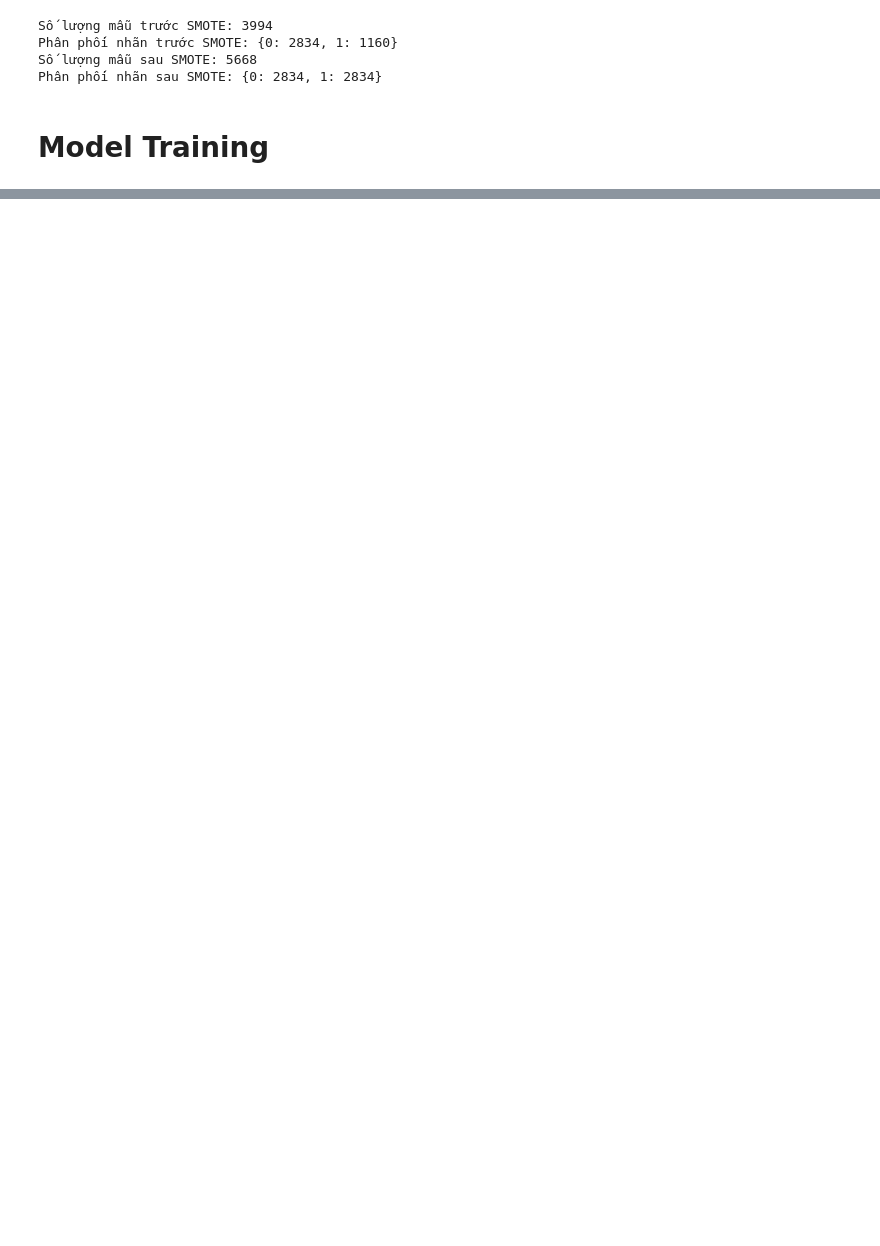
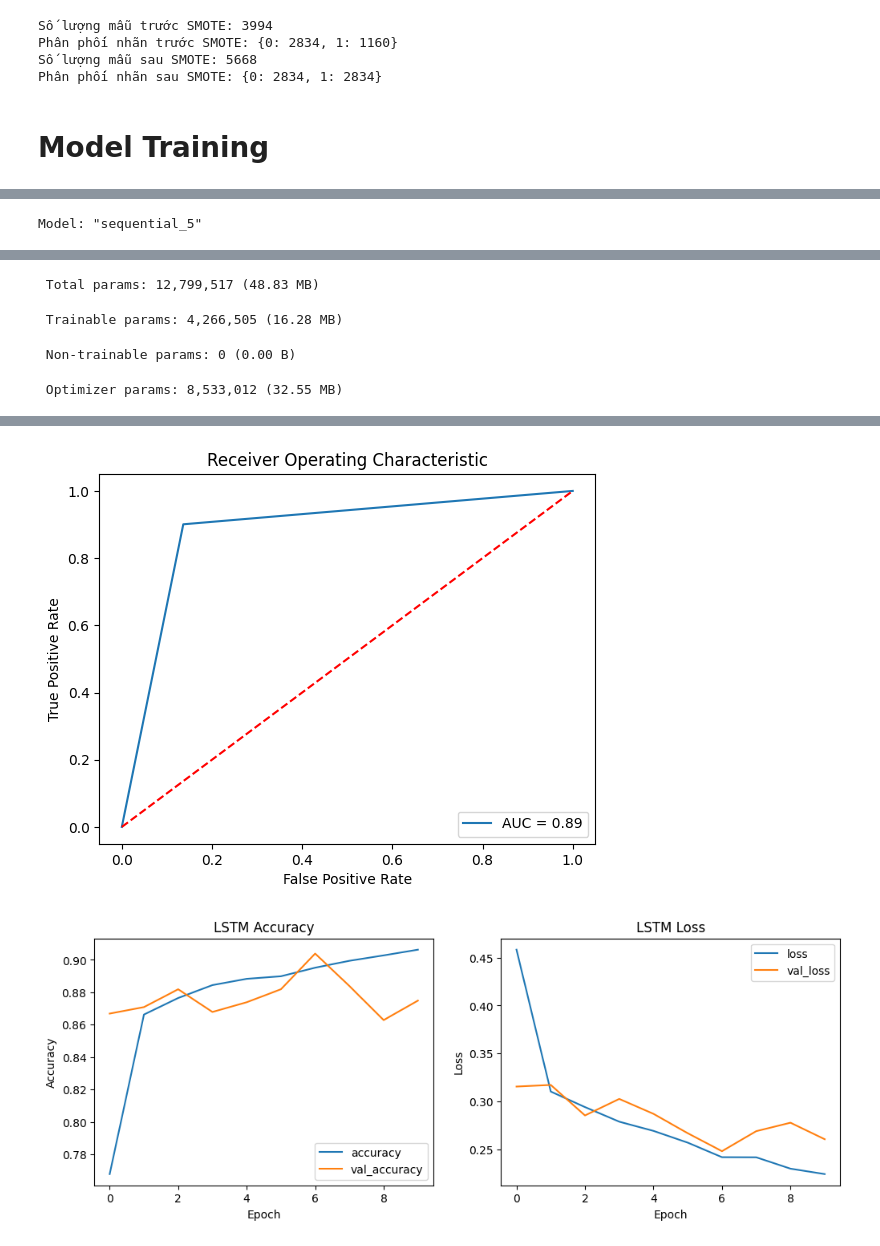
Before and after one commit to KanVux/Spam_Email_Detection, a Jupyter notebook: SpamEmailDetection_.ipynb, the cells around one changed output, grey strips where cells are left out. Drawn from its saved outputs; the diff is of its cells as text; code cells hidden in the pictures; blank space fills up the shorter version.

```diff
--- a/SpamEmailDetection_.ipynb
+++ b/SpamEmailDetection_.ipynb
@@ -352,60 +451,61 @@ You can try to debug the error by setting error_score='raise'.
 # %%
-
-# Reshape dữ liệu cho phù hợp với RNN
-X_train_resampled_for_RNN = X_train_resampled.reshape(X_train_resampled.shape[0], X_train_resampled.shape[1], 1)
-# Handle OOV words by replacing them with a valid index (e.g., 0)
-X_train_resampled[X_train_resampled < 0] = 0
-X_test[X_test < 0] = 0
-
-# RNN Model
-rnn_model = tf.keras.models.Sequential([
+# Xây dựng mô hình LSTM
+lstm_model = tf.keras.models.Sequential([
     tf.keras.layers.Embedding(input_dim=len(word2vec_model.wv.key_to_index), output_dim=100, input_length=X_train_resampled.shape[1]),
     tf.keras.layers.LSTM(64),
     tf.keras.layers.Dense(1, activation='sigmoid')
 ])
 
-# Model Summary
-rnn_model.summary()
+# Compile mô hình
+lstm_model.compile(optimizer='adam', loss='binary_crossentropy', metrics=['accuracy'])
 
-# Compile Model
-rnn_model.compile(optimizer='adam', loss='binary_crossentropy', metrics=['accuracy'])
+# Huấn luyện mô hình
+lstm_history = lstm_model.fit(X_train_resampled, y_train_resampled, epochs=10, batch_size=32, validation_data=(X_test, y_test))
+# In model summary
+lstm_model.summary()
+# Đánh giá mô hình
+lstm_loss, lstm_accuracy = lstm_model.evaluate(X_test, y_test, verbose=0)
+print('LSTM Loss:', lstm_loss)
+print('LSTM Accuracy:', lstm_accuracy)
 
-# Train the Model
-rnn_history = rnn_model.fit(X_train_resampled, y_train_resampled, epochs=10, batch_size=32, validation_data=(X_test, y_test))
+# Dự đoán trên tập kiểm tra
+lstm_y_pred = (lstm_model.predict(X_test) > 0.5).astype("int32")
 
-# Evaluate the Model
-rnn_loss, rnn_accuracy = rnn_model.evaluate(X_test, y_test, verbose=0)
-print('RNN Loss:', rnn_loss)
-print('RNN Accuracy:', rnn_accuracy)
+# Tính toán ma trận confusion
+lstm_cm = confusion_matrix(y_test, lstm_y_pred)
+print("LSTM Confusion Matrix:\n", lstm_cm)
 
-# Predict on Test Set
-rnn_y_pred = (rnn_model.predict(X_test) > 0.5).astype("int32")
+# Tính toán precision, recall, f1-score
+print(classification_report(y_test, lstm_y_pred))
 
-# Confusion Matrix
-rnn_cm = confusion_matrix(y_test, rnn_y_pred)
-print("RNN Confusion Matrix:\n", rnn_cm)
+fpr, tpr, thresholds = roc_curve(y_test, lstm_y_pred)
+plt.plot(fpr, tpr, label='AUC = %0.2f' % auc_roc)
+plt.plot([0, 1], [0, 1],'r--')
+plt.xlabel('False Positive Rate')
+plt.ylabel('True Positive Rate')
+plt.title('Receiver Operating Characteristic')
+plt.legend(loc="lower right")
+plt.show()
 
-# Classification Report
-print(classification_report(y_test, rnn_y_pred))
-
-# Plot Accuracy and Loss
+# Vẽ đồ thị accuracy và loss
 plt.figure(figsize=(12, 4))
 plt.subplot(1, 2, 1)
-plt.plot(rnn_history.history['accuracy'], label='Train Accuracy')
-plt.plot(rnn_history.history['val_accuracy'], label='Validation Accuracy')
+plt.plot(lstm_history.history['accuracy'], label='accuracy')
+plt.plot(lstm_history.history['val_accuracy'], label='val_accuracy')
 plt.xlabel('Epoch')
 plt.ylabel('Accuracy')
 plt.legend(loc='lower right')
-plt.title('RNN Accuracy')
+plt.title('LSTM Accuracy')
 
 plt.subplot(1, 2, 2)
-plt.plot(rnn_history.history['loss'], label='Train Loss')
-plt.plot(rnn_history.history['val_loss'], label='Validation Loss')
+plt.plot(lstm_history.history['loss'], label='loss')
+plt.plot(lstm_history.history['val_loss'], label='val_loss')
 plt.xlabel('Epoch')
 plt.ylabel('Loss')
 plt.legend(loc='upper right')
-plt.title('RNN Loss')
+plt.title('LSTM Loss')
 plt.show()
 
-# Save Model
-rnn_model.save("/content/drive/MyDrive/NienLuan/Models/rnn_model.keras")
+# Lưu model
+lstm_model.save("/content/drive/MyDrive/NienLuan/Models/lstm_model.keras")
+# %% [output]
@@ -411,0 +532 @@ rnn_model.save("/content/drive/MyDrive/NienLuan/Models/rnn_model.keras")
+Model: "sequential_5"
@@ -411,0 +542,4 @@ rnn_model.save("/content/drive/MyDrive/NienLuan/Models/rnn_model.keras")
+ Total params: 12,799,517 (48.83 MB)
+ Trainable params: 4,266,505 (16.28 MB)
+ Non-trainable params: 0 (0.00 B)
+ Optimizer params: 8,533,012 (32.55 MB)
@@ -411,0 +560,2 @@ rnn_model.save("/content/drive/MyDrive/NienLuan/Models/rnn_model.keras")
+[figure, added]
+[figure, added]
```
Also changed, not shown: parts of 16 cells of this notebook.
